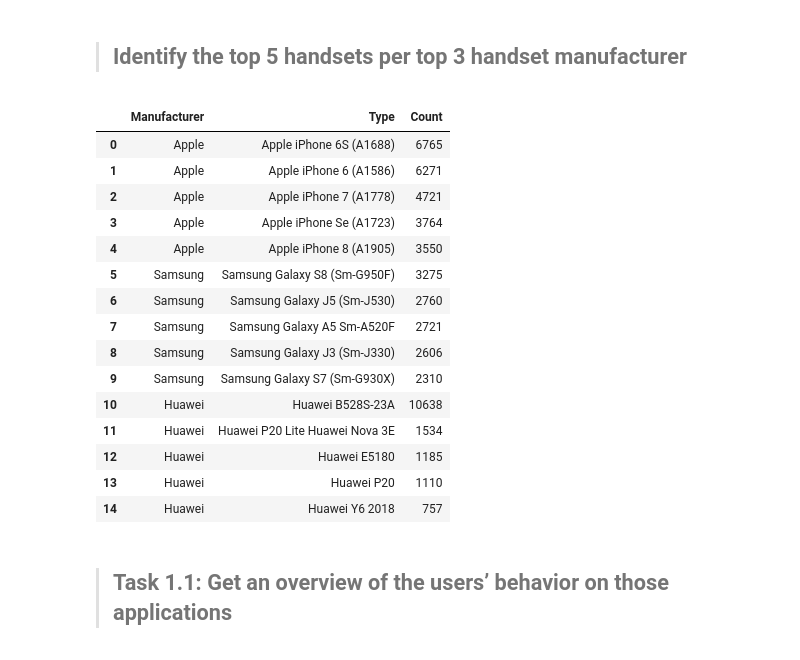
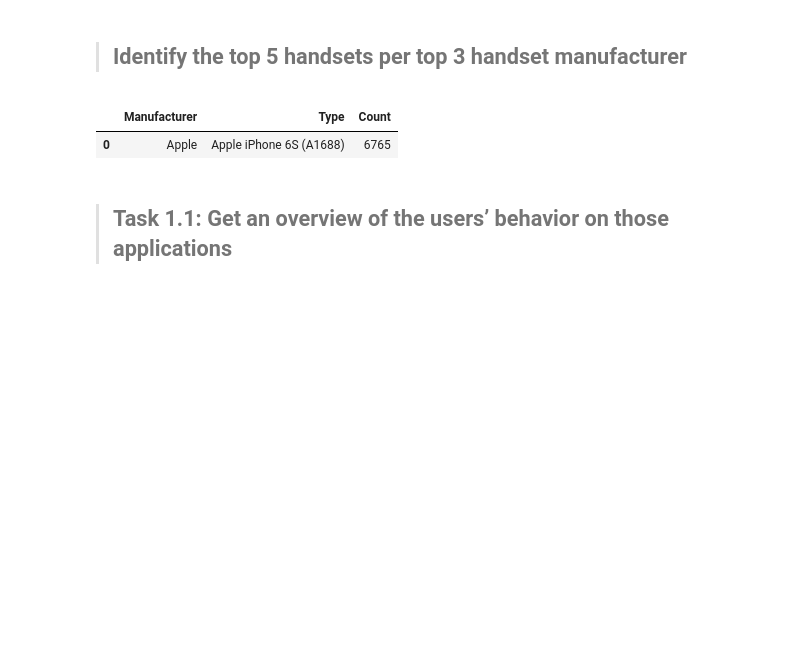
Before and after one commit to sidoine-dako/User-Analytics-Telecom-Industry, a Jupyter notebook: notebook/Task 1 - User Overview analysis .ipynb, the cells around one changed output. Drawn from its saved outputs; the diff is of its cells as text; code cells hidden in the pictures; blank space fills up the shorter version.

```diff
--- a/notebook/Task 1 - User Overview analysis .ipynb
+++ b/notebook/Task 1 - User Overview analysis .ipynb
@@ -115,34 +115,20 @@ Name: Handset Manufacturer, dtype: int64
 >## Identify the top 5 handsets per top 3 handset manufacturer
 # %%
 # Function to extract the top n type of handset for the top m manufacturer
-def topTypeManufact(df=UniqueUser,nmanufact=3,ntype=5):
-    topNManufact = df.loc[:,'Handset Manufacturer'].value_counts()[:nmanufact]
+def topTypeManufact(df,nmanufact=3,ntype=5):
+    topNManufact = topN(df,'Handset Manufacturer',topn=nmanufact,undefined=False)
     res = pd.DataFrame(columns=['Manufacturer','Type','Count'])
     for manufacturer in topNManufact.index:
         temp = df.loc[df['Handset Manufacturer']==manufacturer,'Handset Type'].value_counts()[:ntype]
-        temp = pd.DataFrame({'Manufacturer':[manufacturer]*ntype,'Type':temp.index,'Count':temp.to_list()})
-        res = pd.concat([res,temp])
+        temp2 = pd.DataFrame({'Manufacturer':[manufacturer]*ntype,'Type':temp.index,'Count':temp.to_list()})
+        res = pd.concat([res,temp2])
     return res.reset_index(drop=True)
 # %%
 # Identify the top 5 handsets per top 3 handset manufacturer
-topTypeManufact(df=UniqueUser,nmanufact=3,ntype=5)
+topTypeManufact(df=UniqueUser,nmanufact=1,ntype=1)
 # %% [output]
 |  | Manufacturer | Type | Count |
 | 0 | Apple | Apple iPhone 6S (A1688) | 6765 |
-| 1 | Apple | Apple iPhone 6 (A1586) | 6271 |
-| 2 | Apple | Apple iPhone 7 (A1778) | 4721 |
-| 3 | Apple | Apple iPhone Se (A1723) | 3764 |
-| 4 | Apple | Apple iPhone 8 (A1905) | 3550 |
-| 5 | Samsung | Samsung Galaxy S8 (Sm-G950F) | 3275 |
-| 6 | Samsung | Samsung Galaxy J5 (Sm-J530) | 2760 |
-| 7 | Samsung | Samsung Galaxy A5 Sm-A520F | 2721 |
-| 8 | Samsung | Samsung Galaxy J3 (Sm-J330) | 2606 |
-| 9 | Samsung | Samsung Galaxy S7 (Sm-G930X) | 2310 |
-| 10 | Huawei | Huawei B528S-23A | 10638 |
-| 11 | Huawei | Huawei P20 Lite Huawei Nova 3E | 1534 |
-| 12 | Huawei | Huawei E5180 | 1185 |
-| 13 | Huawei | Huawei P20 | 1110 |
-| 14 | Huawei | Huawei Y6 2018 | 757 |
 # %% [markdown]
 >## Task 1.1: Get an overview of the users’ behavior on those applications
 # %%
```
